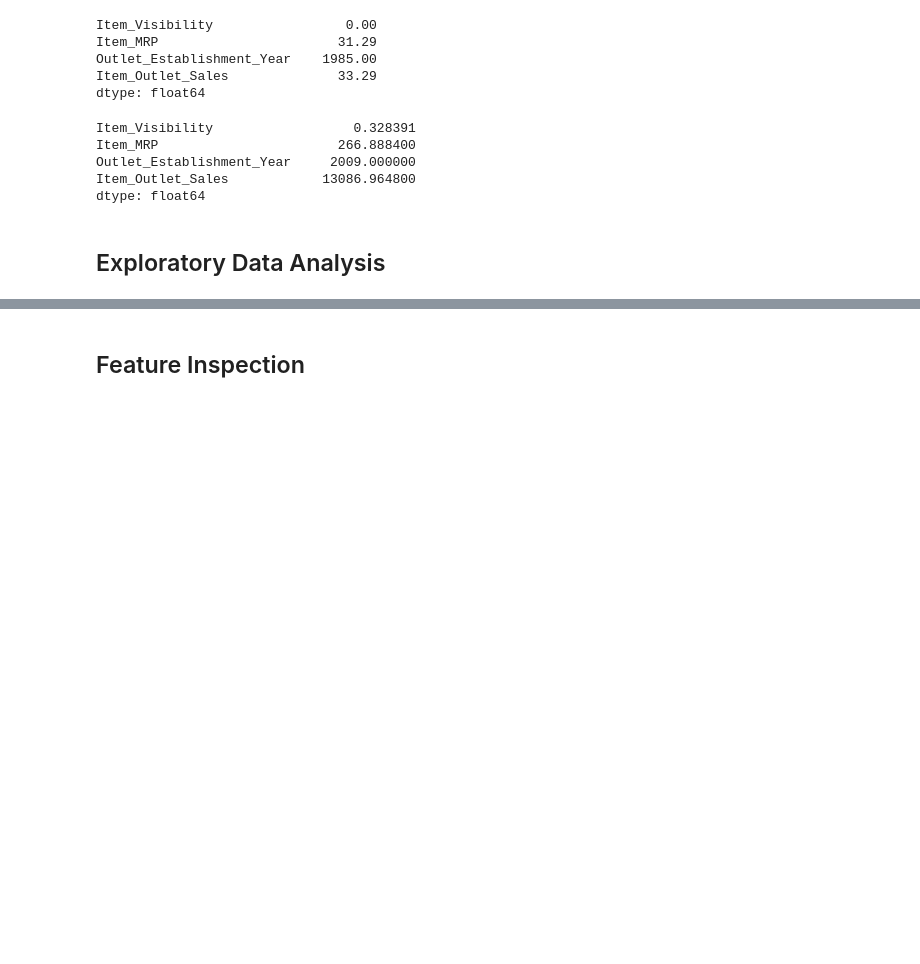
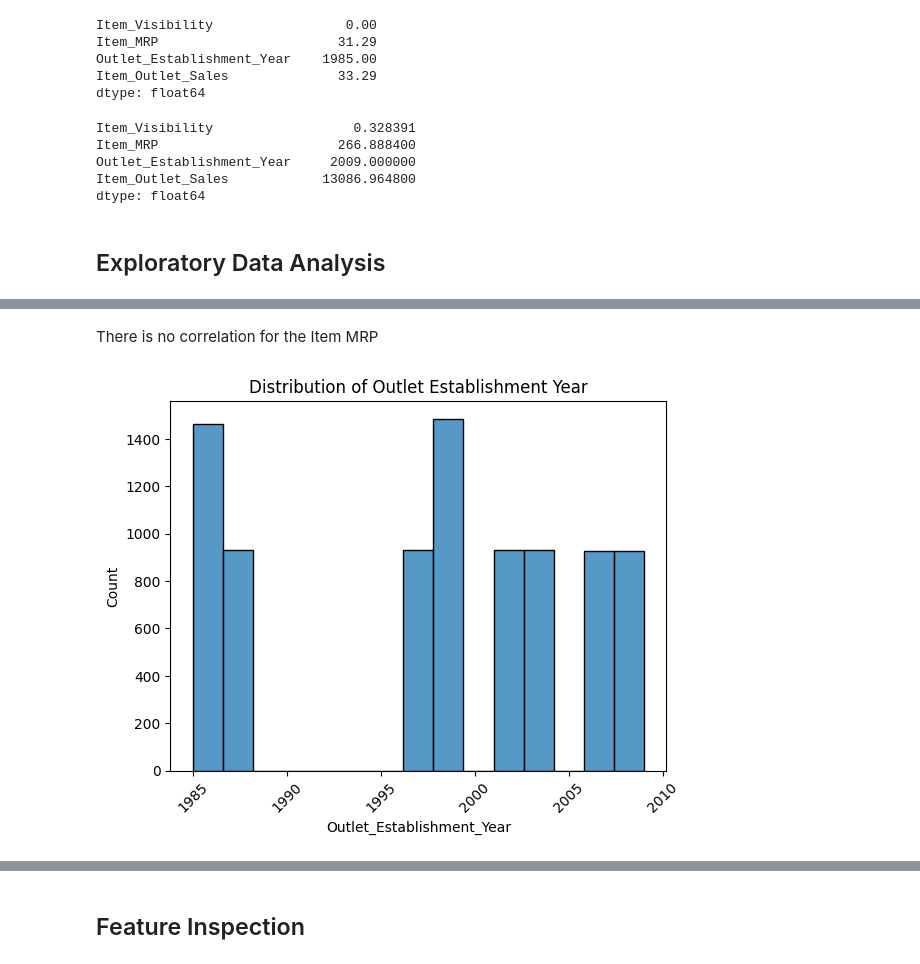
Before and after one commit to NMtuzula/Prediction-of-Product-Sales, a Jupyter notebook: Headers.ipynb, the cells around one changed output, grey strips where cells are left out. Saved outputs shown, nothing was run; the diff lists cells and outputs as text; code cells hidden in the pictures; blank space fills up the shorter version.

```diff
--- a/Headers.ipynb
+++ b/Headers.ipynb
@@ -327,0 +381,10 @@ dtype: float64
+# %% [markdown]
+There is no correlation for the Item MRP
+# %%
+#Distribution of Outlet_Establishment_Year
+ax = sns.histplot(data = df_predictions, x ='Outlet_Establishment_Year')
+ax.ticklabel_format(style = 'plain');
+ax.tick_params(axis = 'x', rotation = 45);
+ax.set_title('Distribution of Outlet Establishment Year');
+# %% [output]
+[figure, added]
```
Also changed, not shown: parts of 39 cells of this notebook.
